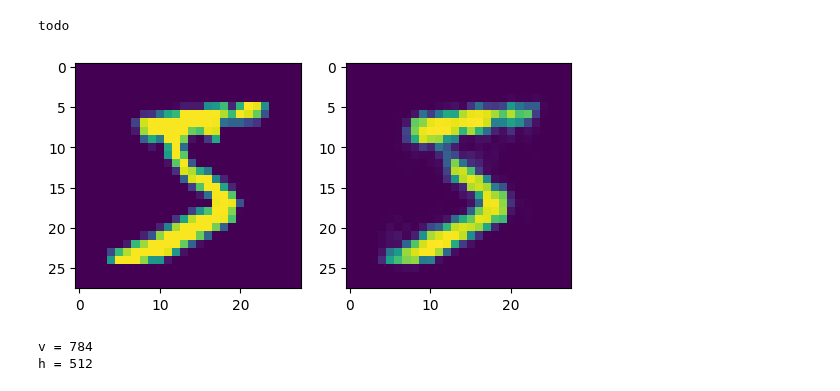
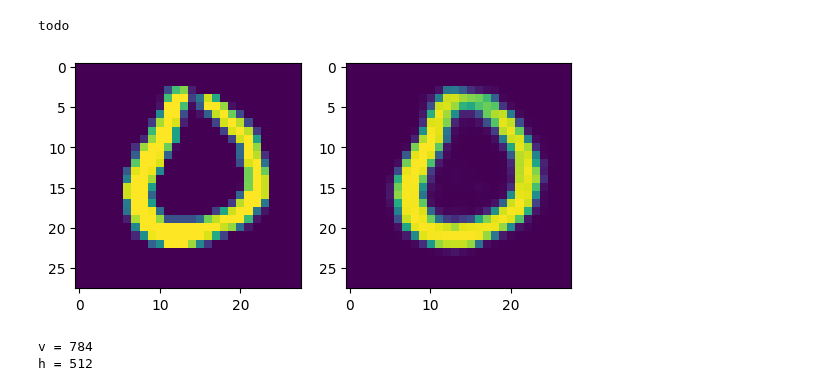
Before and after one commit to lavo2/ISPR-Midterms, a Jupyter notebook: 2/midterm2.ipynb, the cells around one changed output. Saved outputs shown, nothing was run; the diff lists cells and outputs as text; code cells hidden in the pictures.

```diff
--- a/2/midterm2.ipynb
+++ b/2/midterm2.ipynb
@@ -30,3 +32,6 @@ x_test_b = np.where(x_test > 0, 1, 0)
 
 x_train_b = x_train/255
 x_test_b = x_test/255
+
+x_test_flatten = x_test_b.reshape(x_test_b.shape[0], -1)
+x_test_flatten.shape
@@ -41,8 +48,16 @@ plt.show()
 # %%
 def sigmoid(x):
     return 1/(1+np.exp(-x))
+# %%
+def mse(net):
+    metric = []
+    for i in range(len(x_test_b[0:3000])):
+        img = i
+        original = x_test_flatten[img]
+        recon = net.reconstruct(original).T
+        metric.append(mean_squared_error(original, recon))
+    return np.mean(metric)
 # %%
-from tqdm import tqdm
 
 class rbm:
     def __init__(self, num_visible, num_hidden):
@@ -54,7 +69,7 @@ class rbm:
 
     def fit(self, X, epochs=10, lr=0.01, batch_size=10):
         print("todo")
-
+        metric = []
 
         for epoch in tqdm(range(epochs)):
             err=[]
@@ -81,7 +96,7 @@ class rbm:
                 dream = np.dot(recon_data.T, neg_hid_P)
                 #print(dream)
                 #check
-                err.append(np.sum(data - recon_data)**2)   #check
+                #err.append(np.sum(data - recon_data)**2)   #check
 
 
                 deltaW = (wake - dream)
@@ -91,12 +106,13 @@ class rbm:
                 self.bh += lr * deltaBh
                 self.bv += lr * deltaBv
             #print(f'epoch: {epoch}, err: {np.mean(err)}, len err: {len(err)}')
+            metric.append(mse(self))
 
 
 
     def fit_batch(self, data, epochs=10, lr=0.01, batch_size=10):
         print("todo")
-
+        metric = []
         iter = len(data)/batch_size
         print(iter)
         for epoch in tqdm(range(epochs)):
@@ -123,8 +139,8 @@ class rbm:
                 neg_hid_P = sigmoid(np.dot(recon_data, self.W) + self.bh)
                 dream = np.dot(recon_data.T, neg_hid_P)
                 #print(dream)
-                #check
-                err = (np.sum(X - recon_data)**2)/len(X)   #check
+
+                #err = (np.sum(X - recon_data)**2)/len(X)   #check
 
 
                 deltaW = (wake - dream)/len(X)
@@ -134,6 +150,8 @@ class rbm:
                 self.bh += lr * deltaBh
                 self.bv += lr * deltaBv
         #print(f'epoch: {epoch}, err: {np.mean(err)}, len err: {len(err)}')
+            metric.append(mse(self))
+        return metric
 
     def reconstruct(self, X):
         hidden = sigmoid(np.dot(X.T, self.W) + self.bh)
@@ -172,18 +190,18 @@ net.fit(x_train_flattened[:1000], epochs=30, lr=0.01, batch_size=500)
 todo
 # %%
 recon = net.reconstruct(x_train_flattened[4])
-img = 0
+img = 2500
 
 recon = net.reconstruct(x_train_flattened[img])
 #plot the original by the side
 plt.subplot(1, 2, 1)
 plt.imshow(x_train[img].reshape(28, 28))
 plt.subplot(1, 2, 2)
 plt.imshow(recon.reshape(28, 28))
 
 plt.show()
 # %% [output]
-[figure, old version]
+[figure, new version]
 # %%
 net = rbm(x_train_flattened.shape[1], 512)
 print(f'v = {net.v}')
```
Also changed, not shown: parts of 13 cells of this notebook.
